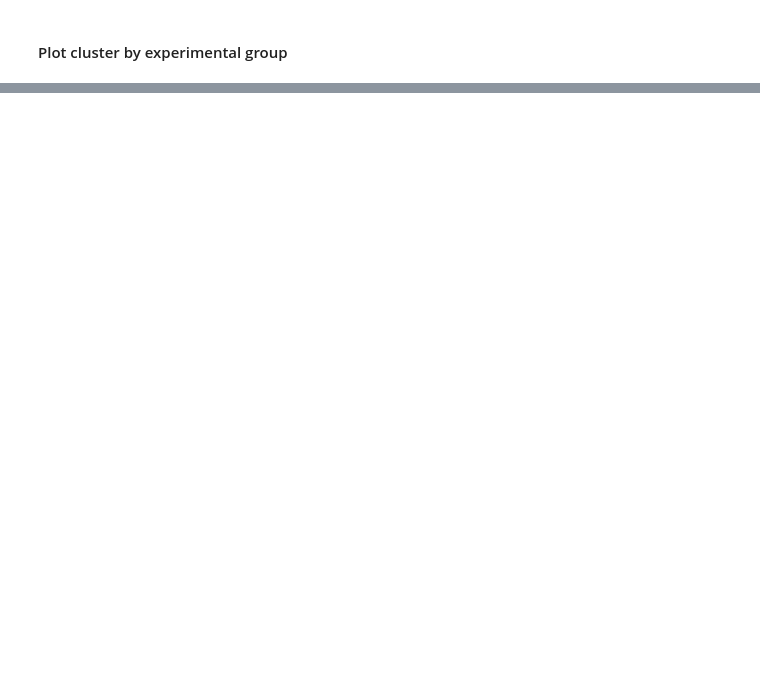
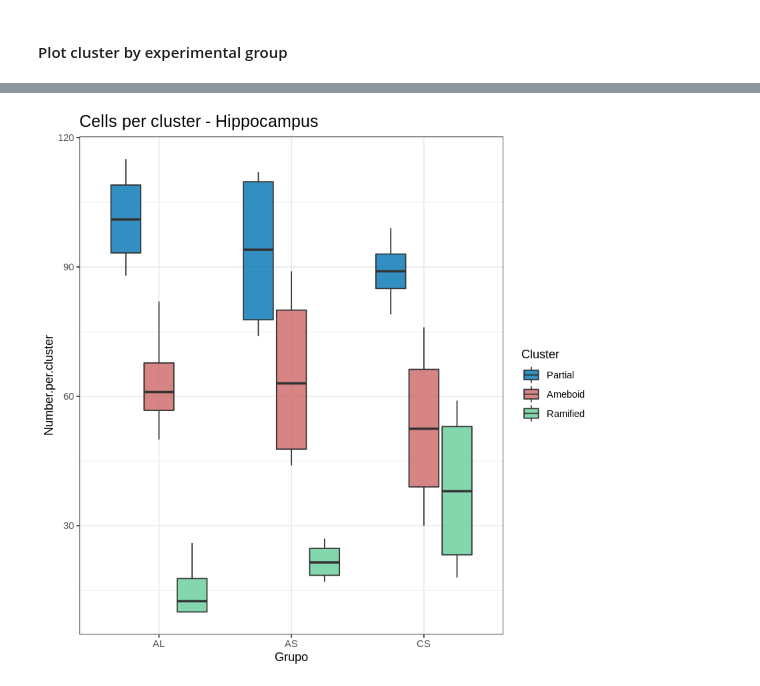
Before and after one commit to caio-isaias/laser-anoxia, a Jupyter notebook: microglia-morphology/data-processing/unsupervised-ml-analysis/_h/pca-and-hc.ipynb, the cells around one changed output, grey strips where cells are left out. Drawn from its saved outputs; the diff is of its cells as text; code cells hidden in the pictures; blank space fills up the shorter version.

```diff
--- a/microglia-morphology/data-processing/unsupervised-ml-analysis/_h/pca-and-hc.ipynb
+++ b/microglia-morphology/data-processing/unsupervised-ml-analysis/_h/pca-and-hc.ipynb
@@ -124,0 +171,9 @@ f.summary.cluster.CA3 <- f.reduced.data.cluster %>%
+# %%
+box.hip <- summary.cluster.all %>% ggplot(aes(x = Grupo, y = Number.per.cluster, fill = Cluster)) + geom_boxplot(alpha =  0.8) +
+                                 ggtitle(label = "Cells per cluster - Hippocampus") + scale_fill_manual(name="Cluster", values=c("#0072B2","#CC6666","#66CC99"),
+                                                                                                        labels = c("Partial","Ameboid","Ramified")) + theme_bw() +
+                                 theme(plot.title = element_text(size=15))
+
+box.hip
+# %% [output]
+[figure, added]
```
Also changed, not shown: parts of 8 cells of this notebook, 10 other files.
